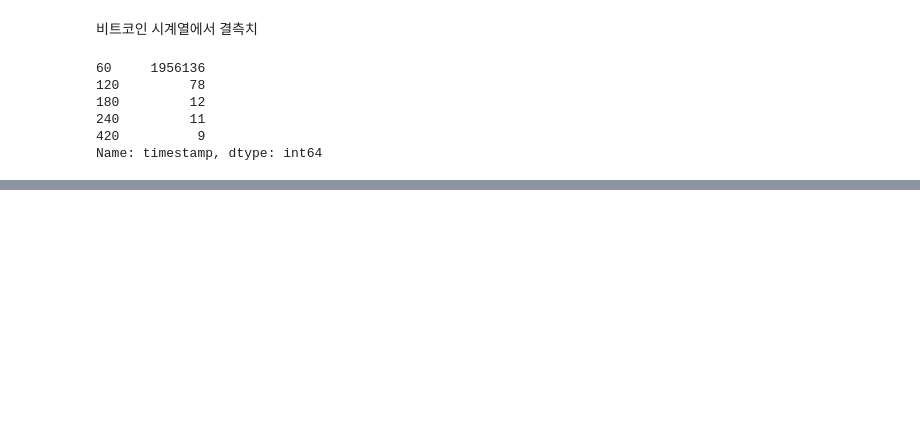
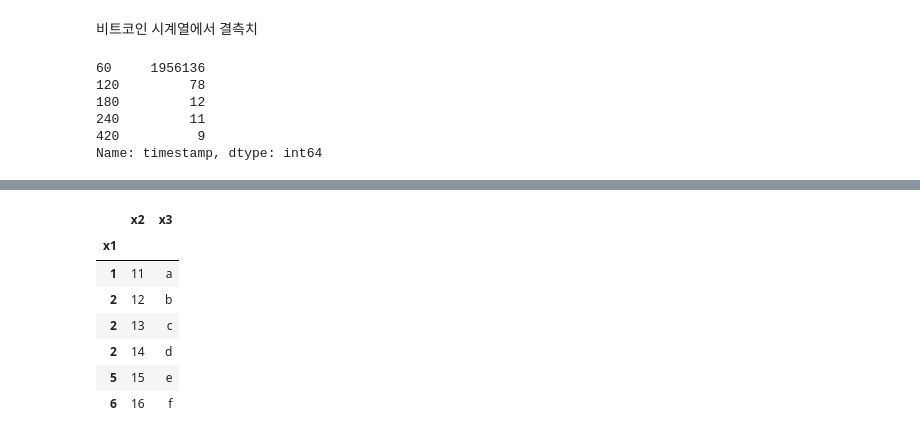
Before and after one commit to Min-Ho-Kim94/kaggle_1, a Jupyter notebook: 1_baseline.ipynb, the cells around one changed output, grey strips where cells are left out. Saved outputs shown, nothing was run; the diff lists cells and outputs as text; code cells hidden in the pictures; blank space fills up the shorter version.

```diff
--- a/1_baseline.ipynb
+++ b/1_baseline.ipynb
@@ -113,0 +226,12 @@ Name: timestamp, dtype: int64
+# %%
+tmp_df_reid = tmp_df.set_index('x1')
+tmp_df_reid
+# %% [output]
+|  | x2 | x3 |
+| x1 |  |  |
+| 1 | 11 | a |
+| 2 | 12 | b |
+| 2 | 13 | c |
+| 2 | 14 | d |
+| 5 | 15 | e |
+| 6 | 16 | f |
```
Also changed, not shown: parts of 16 cells of this notebook, 1 other file.
